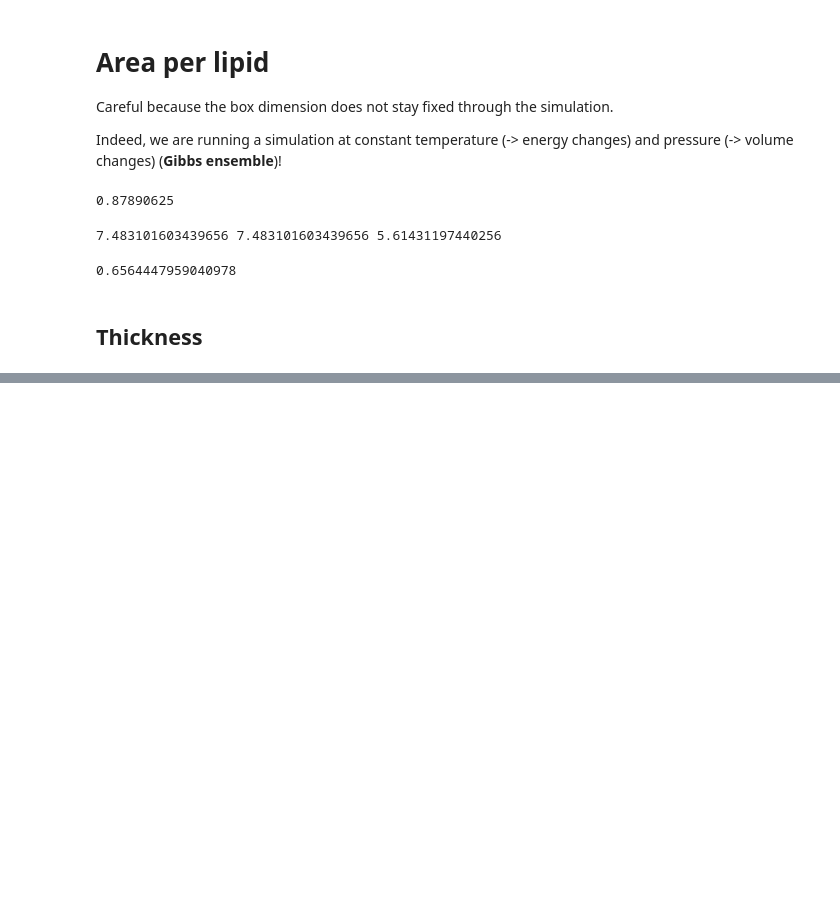
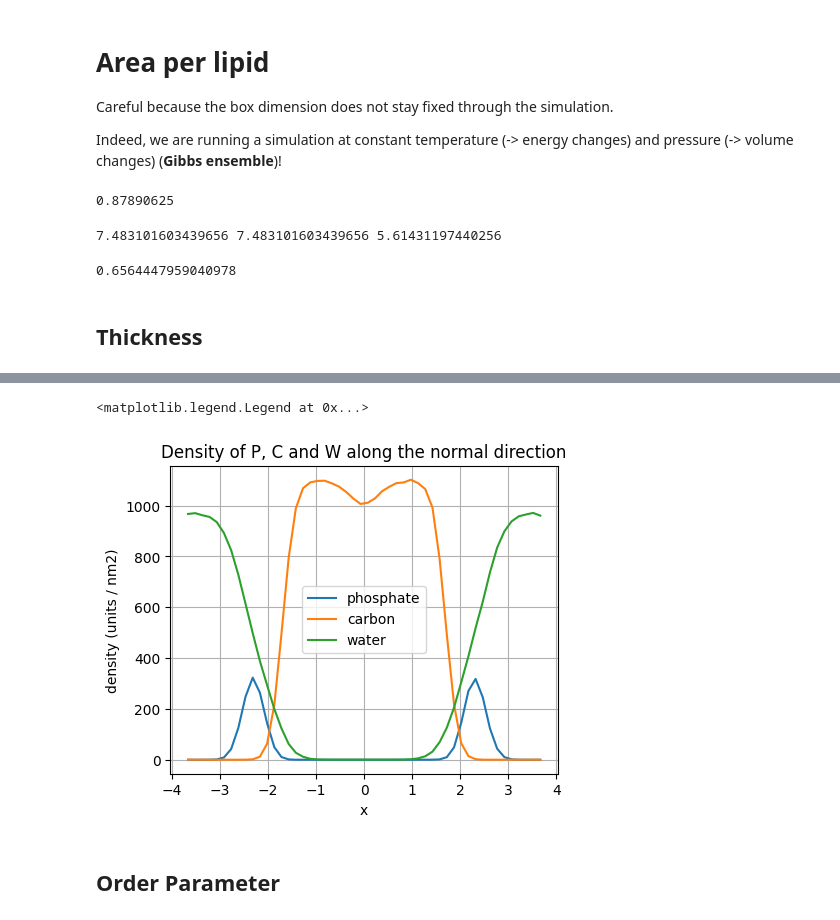
Before and after one commit to miriamzara/Biological_Datasets, a Jupyter notebook: Versuch13/analysis.ipynb, the cells around one changed output, grey strips where cells are left out. Cells and saved outputs as stored; diff of their text form; code cells hidden in the pictures; blank space fills up the shorter version.

```diff
--- a/Versuch13/analysis.ipynb
+++ b/Versuch13/analysis.ipynb
@@ -99,0 +126,29 @@ print(true_area_per_lipid)
+# %%
+files = ["density-P.xvg", "density-C.xvg", "density-W.xvg"]
+labels = ["phosphate", "carbon", "water"]
+
+
+fig, ax = plt.subplots(figsize = (5,4))
+
+for i, f in enumerate(files):
+
+    data = np.loadtxt(f, comments=["@", "#"])
+    xvals = []
+    rhovals = []
+    for p in data:
+        xvals.append(p[0])
+        rhovals.append(p[1])
+
+
+    ax.plot(xvals, rhovals, label = labels[i])
+    ax.set_xlabel("x")
+    ax.set_ylabel("density (units / nm2)")
+    ax.set_title("Density of P, C and W along the normal direction")
+    ax.grid()
+
+ax.legend()
+# %% [output]
+<matplotlib.legend.Legend at 0x...>
+[figure, added]
+# %% [markdown]
+## Order Parameter
```
Also changed, not shown: parts of 5 cells of this notebook, 24 other files.
